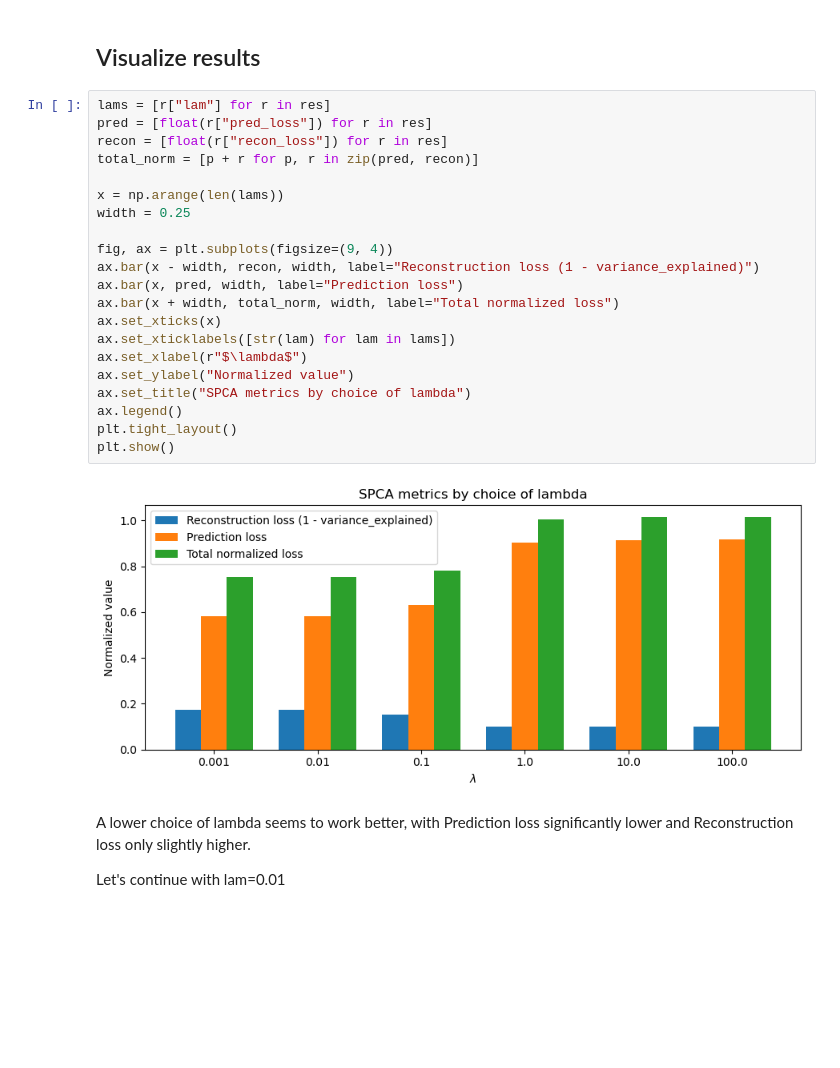
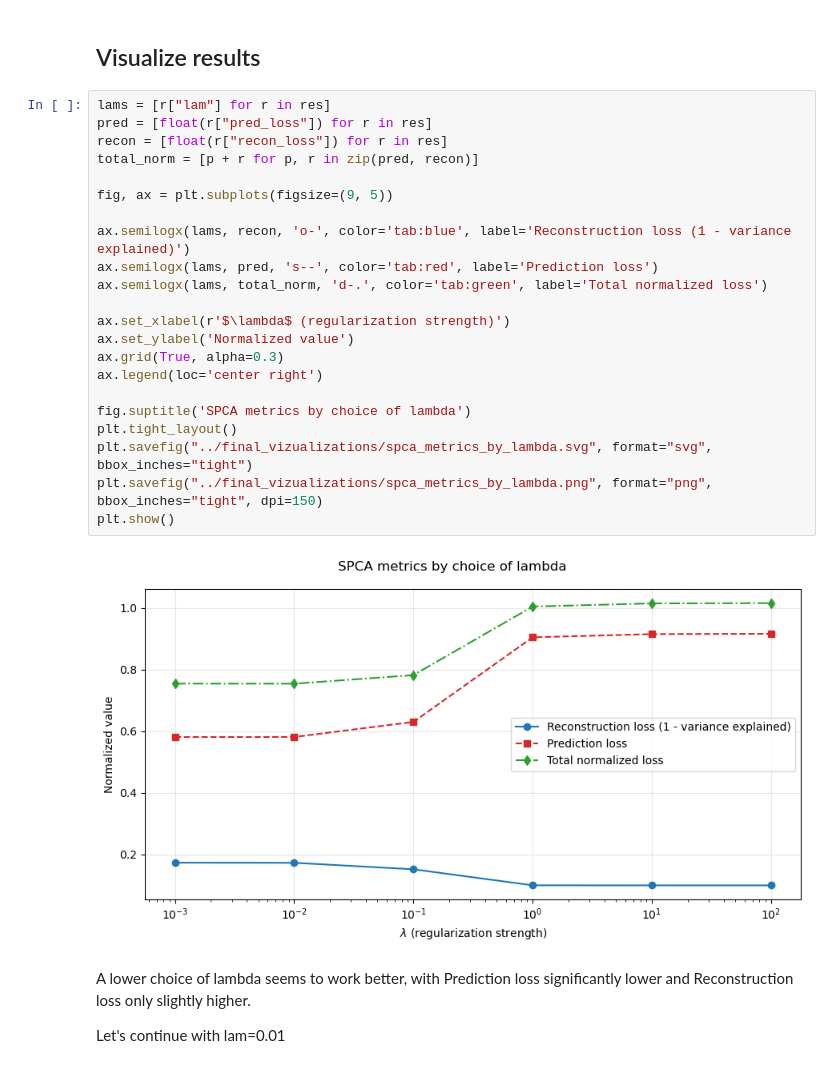
Before and after one commit to JasaTavcar/diplomska, a Jupyter notebook: experiments/spca.ipynb, the cells around one changed output. Saved outputs shown, nothing was run; the diff lists cells and outputs as text; blank space fills up the shorter version.

```diff
--- a/experiments/spca.ipynb
+++ b/experiments/spca.ipynb
@@ -80,26 +80,27 @@ Step 190: loss = 91461.9331
 # %%
 lams = [r["lam"] for r in res]
 pred = [float(r["pred_loss"]) for r in res]
 recon = [float(r["recon_loss"]) for r in res]
 total_norm = [p + r for p, r in zip(pred, recon)]
 
-x = np.arange(len(lams))
-width = 0.25
+fig, ax = plt.subplots(figsize=(9, 5))
 
-fig, ax = plt.subplots(figsize=(9, 4))
-ax.bar(x - width, recon, width, label="Reconstruction loss (1 - variance_explained)")
-ax.bar(x, pred, width, label="Prediction loss")
-ax.bar(x + width, total_norm, width, label="Total normalized loss")
-ax.set_xticks(x)
-ax.set_xticklabels([str(lam) for lam in lams])
-ax.set_xlabel(r"$\lambda$")
-ax.set_ylabel("Normalized value")
-ax.set_title("SPCA metrics by choice of lambda")
-ax.legend()
+ax.semilogx(lams, recon, 'o-', color='tab:blue', label='Reconstruction loss (1 - variance explained)')
+ax.semilogx(lams, pred, 's--', color='tab:red', label='Prediction loss')
+ax.semilogx(lams, total_norm, 'd-.', color='tab:green', label='Total normalized loss')
+
+ax.set_xlabel(r'$\lambda$ (regularization strength)')
+ax.set_ylabel('Normalized value')
+ax.grid(True, alpha=0.3)
+ax.legend(loc='center right')
+
+fig.suptitle('SPCA metrics by choice of lambda')
 plt.tight_layout()
+plt.savefig("../final_vizualizations/spca_metrics_by_lambda.svg", format="svg", bbox_inches="tight")
+plt.savefig("../final_vizualizations/spca_metrics_by_lambda.png", format="png", bbox_inches="tight", dpi=150)
 plt.show()
 # %% [output]
-[figure, old version]
+[figure, new version]
 # %% [markdown]
 A lower choice of lambda seems to work better, with Prediction loss significantly lower and Reconstruction loss only slightly higher.
 
```
Also changed, not shown: parts of 2 cells of this notebook, 11 other files.
